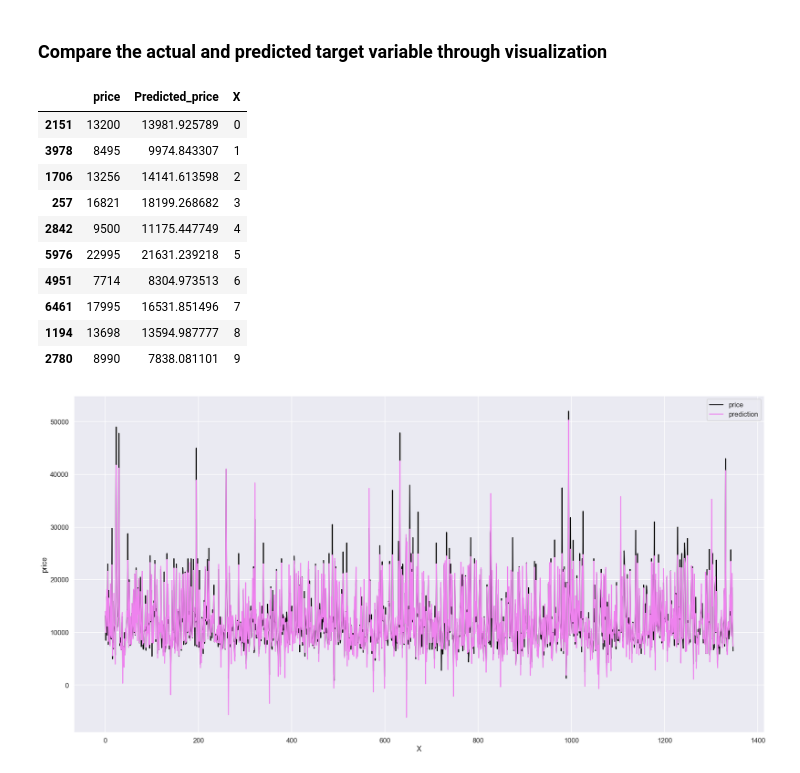
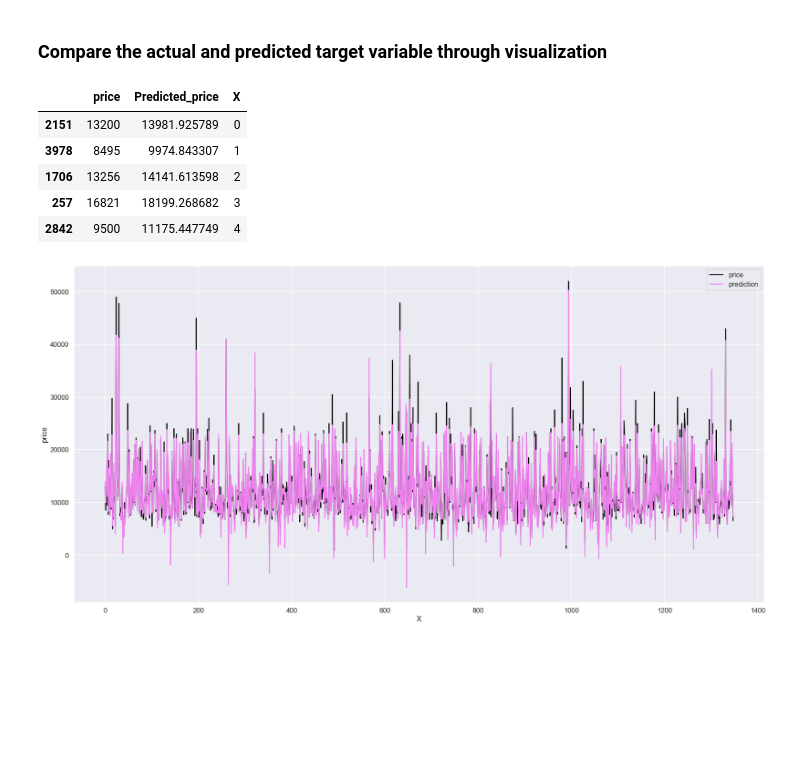
Before and after one commit to Sourish8/toyota_used_car_analysis-, a Jupyter notebook: toyota_used_car_EDA.ipynb, the cells around one changed output. Saved outputs shown, nothing was run; the diff lists cells and outputs as text; code cells hidden in the pictures; blank space fills up the shorter version.

```diff
--- a/toyota_used_car_EDA.ipynb
+++ b/toyota_used_car_EDA.ipynb
@@ -1185,20 +1146,16 @@ Y-axis intercept [-1509952.3231594]
 # %%
 price_test["Predicted_price"]= newPrice_predict
 price_test["X"] = np.arange(0,1348,1)
+
 # price_test.info()
-display(price_test.head(10))
+display(price_test.head(5))
 # %% [output]
 |  | price | Predicted_price | X |
 | 2151 | 13200 | 13981.925789 | 0 |
 | 3978 | 8495 | 9974.843307 | 1 |
 | 1706 | 13256 | 14141.613598 | 2 |
 | 257 | 16821 | 18199.268682 | 3 |
 | 2842 | 9500 | 11175.447749 | 4 |
-| 5976 | 22995 | 21631.239218 | 5 |
-| 4951 | 7714 | 8304.973513 | 6 |
-| 6461 | 17995 | 16531.851496 | 7 |
-| 1194 | 13698 | 13594.987777 | 8 |
-| 2780 | 8990 | 7838.081101 | 9 |
 # %%
 plt.figure(figsize=(30,15))
 
```
Also changed, not shown: parts of 32 cells of this notebook.
